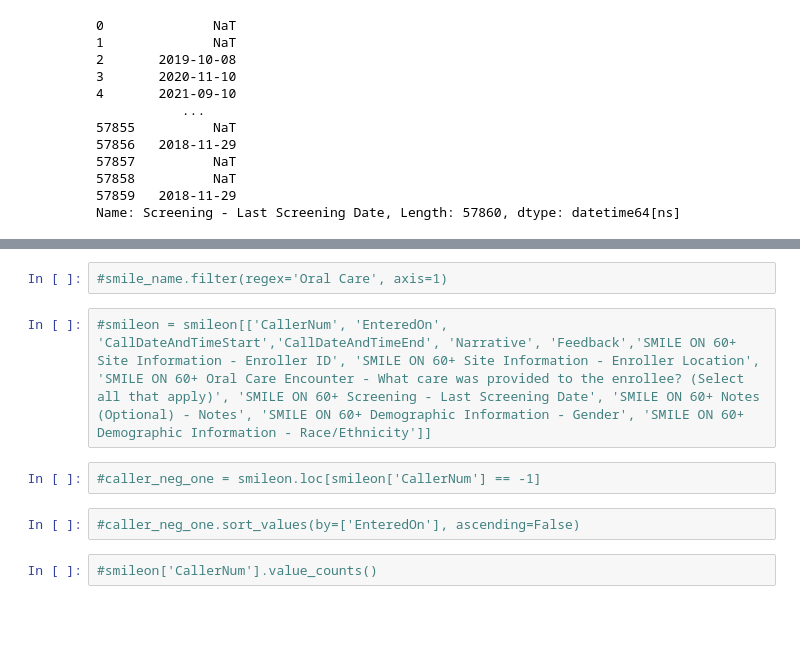
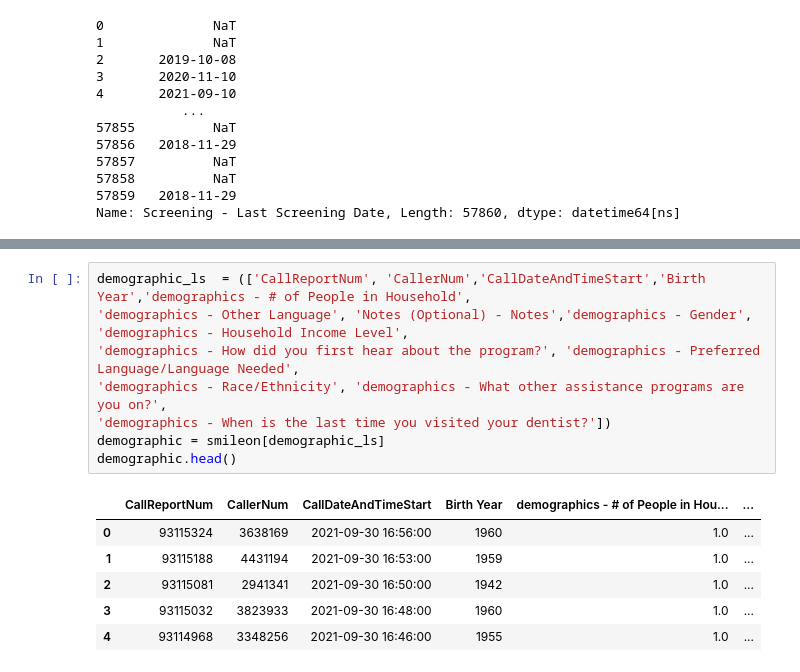
Before and after one commit to Tom-Hudson88/smile_on-dda5_parcheesi, a Jupyter notebook: notebook/ParcheesiSmileOn.ipynb, the cells around one changed output, grey strips where cells are left out. Drawn from its saved outputs; the diff is of its cells as text; blank space fills up the shorter version.

```diff
--- a/notebook/ParcheesiSmileOn.ipynb
+++ b/notebook/ParcheesiSmileOn.ipynb
@@ -485,10 +387,15 @@ smileon.isnull().sum()
-# %%
-#smile_name.filter(regex='Oral Care', axis=1)
-# %%
-#smileon = smileon[['CallerNum', 'EnteredOn', 'CallDateAndTimeStart','CallDateAndTimeEnd', 'Narrative', 'Feedback','SMILE ON 60+ Site Information - Enroller ID', 'SMILE ON 60+ Site Information - Enroller Location', 'SMILE ON 60+ Oral Care Encounter - What care was provided to the enrollee? (Select all that apply)', 'SMILE ON 60+ Screening - Last Screening Date', 'SMILE ON 60+ Notes (Optional) - Notes', 'SMILE ON 60+ Demographic Information - Gender', 'SMILE ON 60+ Demographic Information - Race/Ethnicity']]
-# %%
-#caller_neg_one = smileon.loc[smileon['CallerNum'] == -1]
-# %%
-#caller_neg_one.sort_values(by=['EnteredOn'], ascending=False)
-# %%
-#smileon['CallerNum'].value_counts()
+# %%
+demographic_ls  = (['CallReportNum', 'CallerNum','CallDateAndTimeStart','Birth Year','demographics - # of People in Household',
+'demographics - Other Language', 'Notes (Optional) - Notes','demographics - Gender', 'demographics - Household Income Level',
+'demographics - How did you first hear about the program?', 'demographics - Preferred Language/Language Needed',
+'demographics - Race/Ethnicity', 'demographics - What other assistance programs are you on?',
+'demographics - When is the last time you visited your dentist?'])
+demographic = smileon[demographic_ls]
+demographic.head()
+# %% [output]
+|  | CallReportNum | CallerNum | CallDateAndTimeStart | Birth Year | demographics - # of People in Hou... | ... |
+| 0 | 93115324 | 3638169 | 2021-09-30 16:56:00 | 1960 | 1.0 | ... |
+| 1 | 93115188 | 4431194 | 2021-09-30 16:53:00 | 1959 | 1.0 | ... |
+| 2 | 93115081 | 2941341 | 2021-09-30 16:50:00 | 1942 | 1.0 | ... |
+| 3 | 93115032 | 3823933 | 2021-09-30 16:48:00 | 1960 | 1.0 | ... |
+| 4 | 93114968 | 3348256 | 2021-09-30 16:46:00 | 1955 | 1.0 | ... |
```
Also changed, not shown: parts of 43 cells of this notebook.
